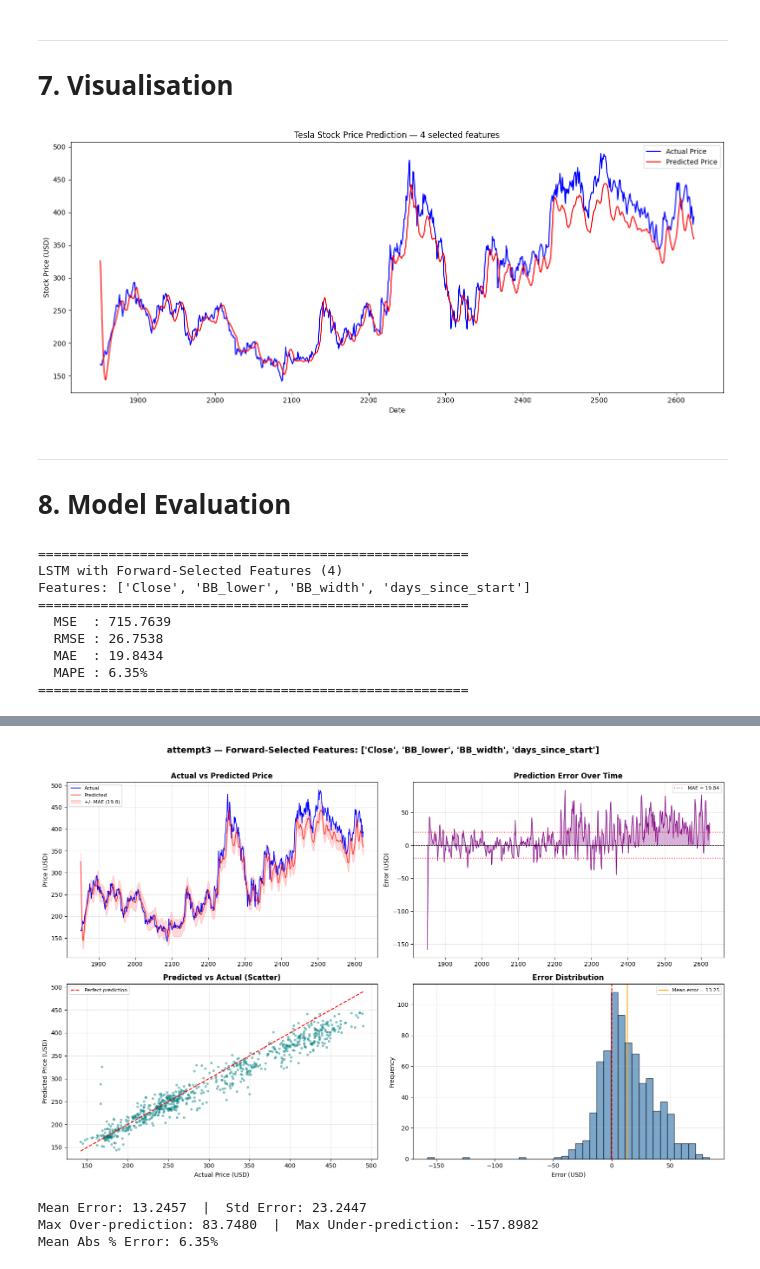
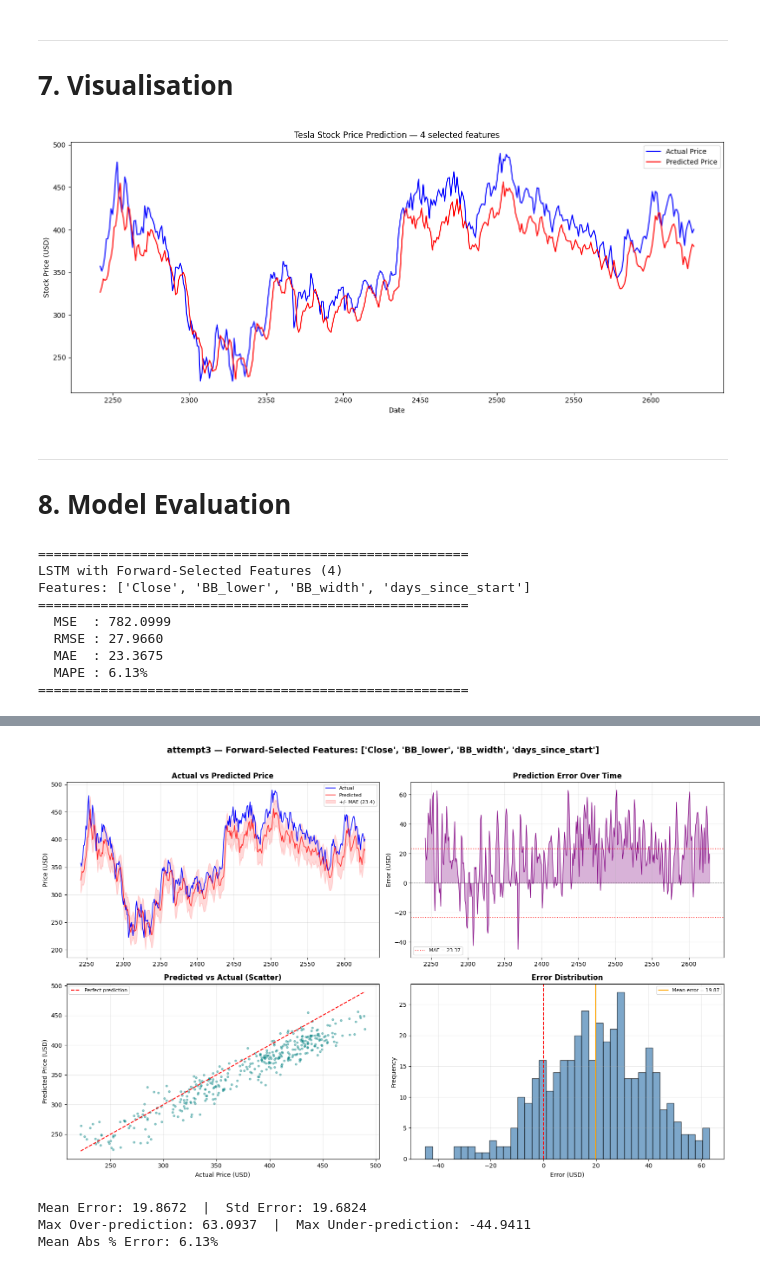
Before and after one commit to glitchlover/Thesis2, a Jupyter notebook: attempt3.5.ipynb, the cells around one changed output, grey strips where cells are left out. Saved outputs shown, nothing was run; the diff lists cells and outputs as text; code cells hidden in the pictures.

```diff
--- a/attempt3.5.ipynb
+++ b/attempt3.5.ipynb
@@ -264,11 +270,11 @@ split_idx_train = int(len(df) * TRAIN_RATIO)
 split_idx_val = int(len(df) * (TRAIN_RATIO + VAL_RATIO))
 
 train_features_raw = df[feature_cols].values[:split_idx_train]
-test_features_raw  = df[feature_cols].values[split_idx_train:]
+val_features_raw = df[feature_cols].values[split_idx_train:split_idx_val]
+test_features_raw  = df[feature_cols].values[split_idx_val:]
 train_target_raw   = df[target_col].values[:split_idx_train]
-test_target_raw    = df[target_col].values[split_idx_train:]
 val_target_raw = df[target_col].values[split_idx_train:split_idx_val]
-val_features_raw = df[feature_cols].values[split_idx_train:split_idx_val]
+test_target_raw    = df[target_col].values[split_idx_val:]
 
 scaler = RobustScaler()
 target_scaler  = RobustScaler()
@@ -469,7 +475,7 @@ Actuals shape     : (773, 1)
 ---
 # 7. Visualisation
 # %%
-test_dates = df.index[split_idx_train:]
+test_dates = df.index[split_idx_val:]
 
 plt.figure(figsize=(14, 6))
 plt.plot(test_dates, y_test_actual.flatten(), label='Actual Price', color='blue')
@@ -481,7 +487,7 @@ plt.legend()
 plt.tight_layout()
 plt.show()
 # %% [output]
-[figure, old version]
+[figure, new version]
 # %% [markdown]
 ---
 # 8. Model Evaluation
@@ -507,10 +513,10 @@ print('=' * 55)
 LSTM with Forward-Selected Features (4)
 Features: ['Close', 'BB_lower', 'BB_width', 'days_since_start']
 =======================================================
-  MSE  : 715.7639
-  RMSE : 26.7538
-  MAE  : 19.8434
-  MAPE : 6.35%
+  MSE  : 782.0999
+  RMSE : 27.9660
+  MAE  : 23.3675
+  MAPE : 6.13%
 =======================================================
 # %%
 from sklearn.metrics import mean_squared_error, mean_absolute_error
@@ -518,7 +524,6 @@ from sklearn.metrics import mean_squared_error, mean_absolute_error
 pred_scaled = model.predict(X_test)
 prediction = target_scaler.inverse_transform(pred_scaled)
 y_test_actual = target_scaler.inverse_transform(y_test.reshape(-1, 1))
-test_dates = df.index[split_idx_train:]
 
 mse  = mean_squared_error(y_test_actual, prediction)
 rmse = np.sqrt(mse)
@@ -585,4 +590,4 @@ print(f'Mean Abs % Error: {np.abs(pct_errors).mean():.2f}%')
-[figure, old version]
+[figure, new version]
-Mean Error: 13.2457  |  Std Error: 23.2447
-Max Over-prediction: 83.7480  |  Max Under-prediction: -157.8982
-Mean Abs % Error: 6.35%
+Mean Error: 19.8672  |  Std Error: 19.6824
+Max Over-prediction: 63.0937  |  Max Under-prediction: -44.9411
+Mean Abs % Error: 6.13%
```
Also changed, not shown: parts of 11 cells of this notebook, 7 other files.
